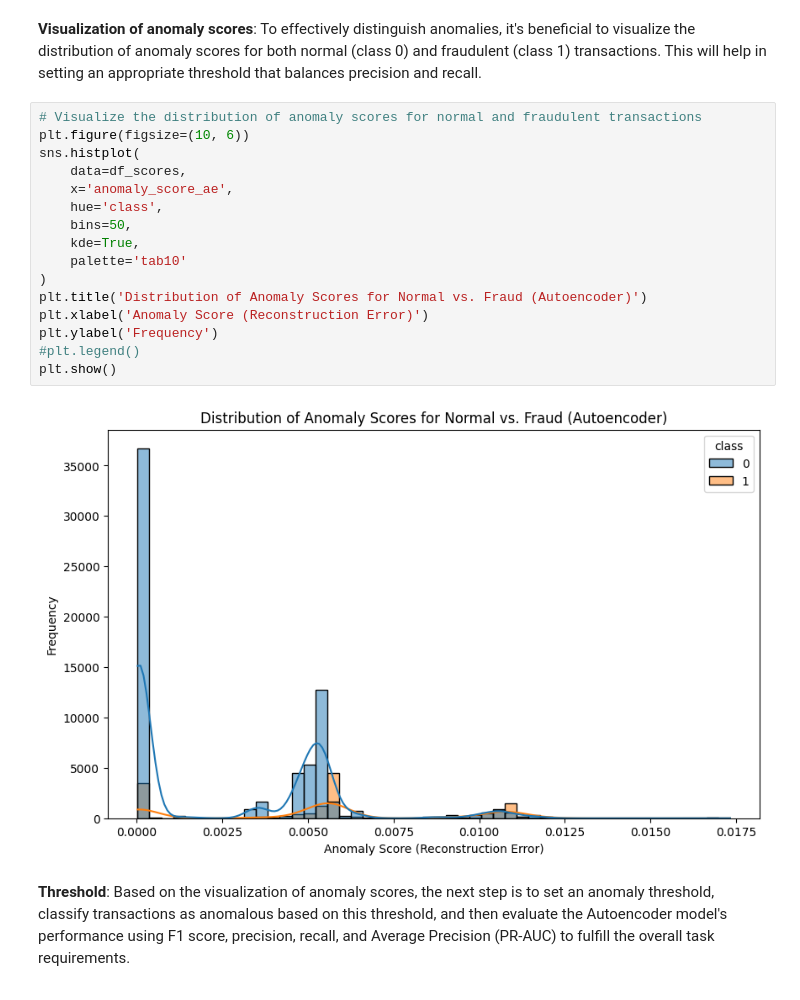
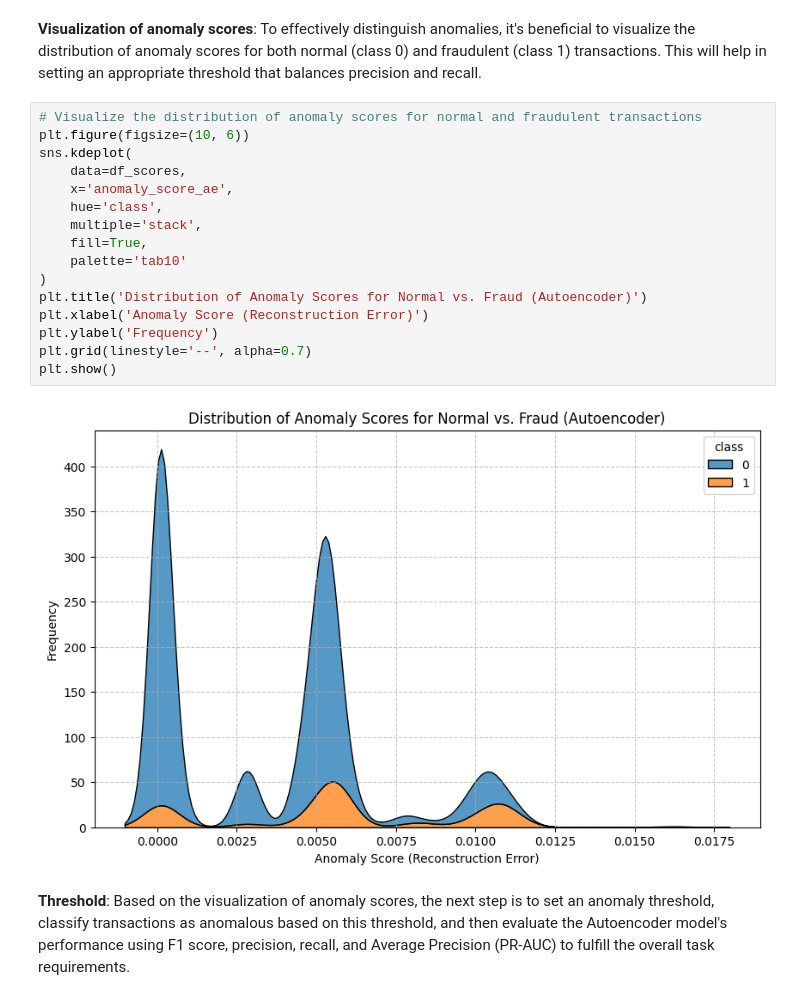
Before and after one commit to MLCoursesBBK/ZiZ_2026, a Jupyter notebook: Anomaly_Detection.ipynb, the cells around one changed output. Saved outputs shown, nothing was run; the diff lists cells and outputs as text.

Commit message:
added visualizations

```diff
--- a/Anomaly_Detection.ipynb
+++ b/Anomaly_Detection.ipynb
@@ -581,21 +610,21 @@ To effectively distinguish anomalies, it's beneficial to visualize the distribut
 # %%
 # Visualize the distribution of anomaly scores for normal and fraudulent transactions
 plt.figure(figsize=(10, 6))
-sns.histplot(
+sns.kdeplot(
     data=df_scores,
     x='anomaly_score_ae',
     hue='class',
-    bins=50,
-    kde=True,
+    multiple='stack',
+    fill=True,
     palette='tab10'
 )
 plt.title('Distribution of Anomaly Scores for Normal vs. Fraud (Autoencoder)')
 plt.xlabel('Anomaly Score (Reconstruction Error)')
 plt.ylabel('Frequency')
-#plt.legend()
+plt.grid(linestyle='--', alpha=0.7)
 plt.show()
 # %% [output]
-[figure, old version]
+[figure, new version]
 # %% [markdown]
 **Threshold**:
 Based on the visualization of anomaly scores, the next step is to set an anomaly threshold, classify transactions as anomalous based on this threshold, and then evaluate the Autoencoder model's performance using F1 score, precision, recall, and Average Precision (PR-AUC) to fulfill the overall task requirements.
```
Also changed, not shown: parts of 31 cells of this notebook.
